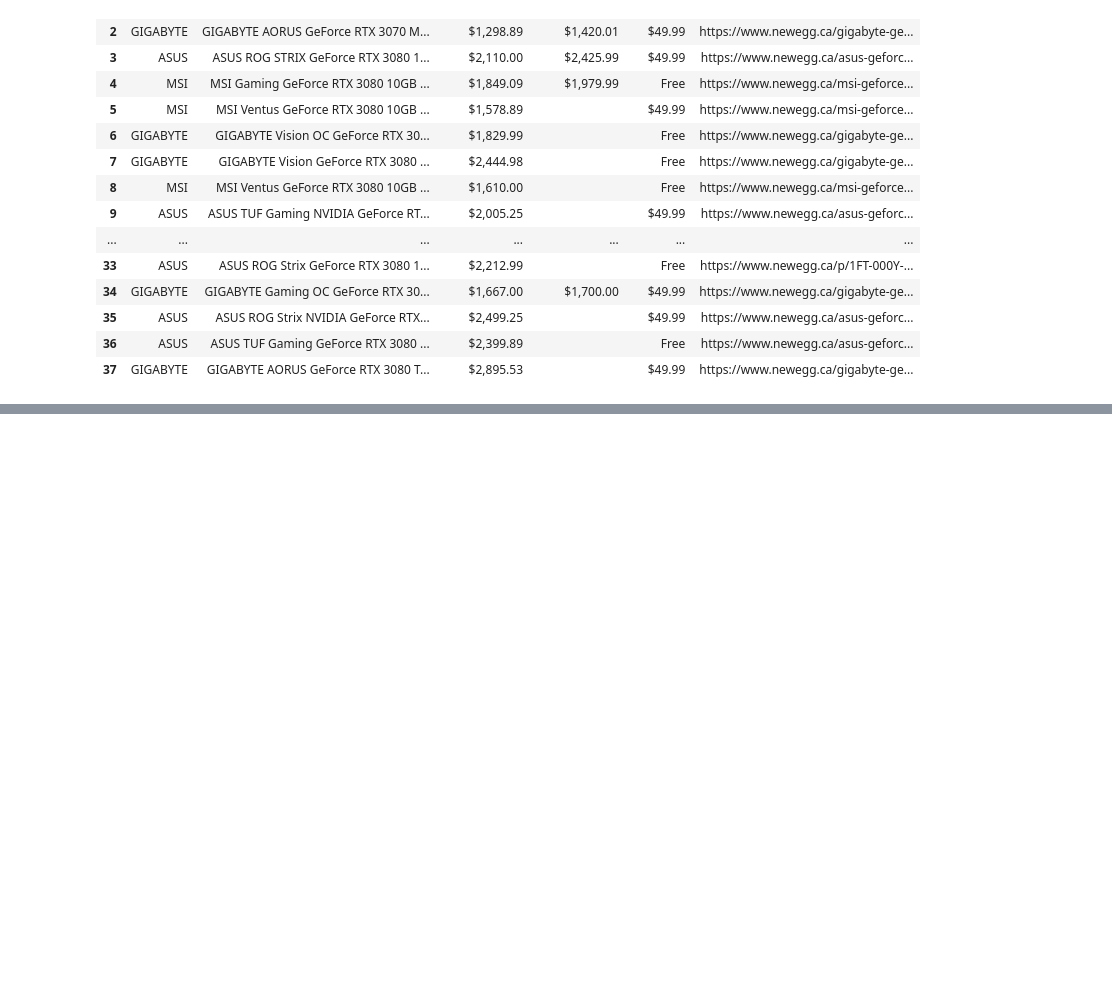
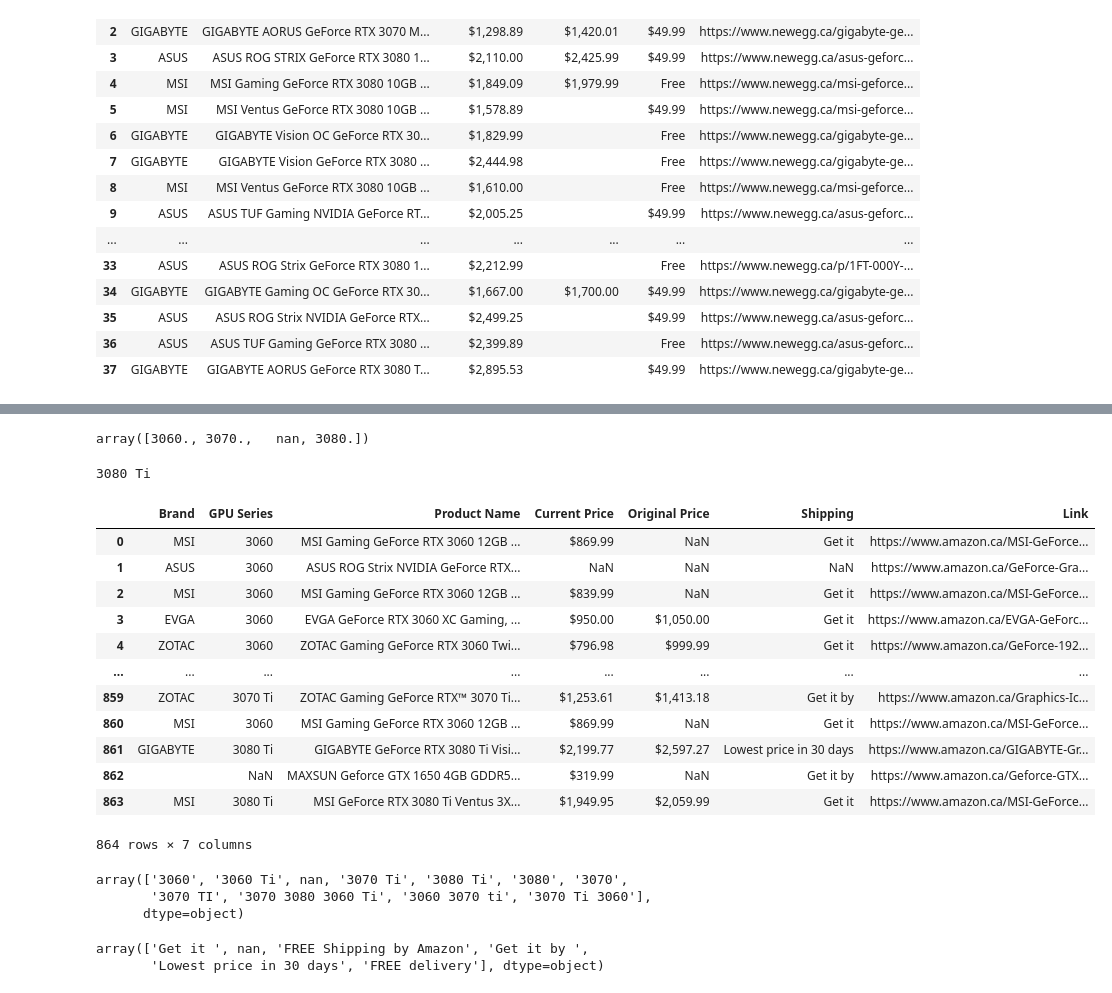
Before and after one commit to imcarlosvictor/gpu-scraper-amazon, a Jupyter notebook: src/test.ipynb, the cells around one changed output, grey strips where cells are left out. Drawn from its saved outputs; the diff is of its cells as text; code cells hidden in the pictures; blank space fills up the shorter version.

```diff
--- a/src/test.ipynb
+++ b/src/test.ipynb
@@ -102,0 +124,51 @@ data
+# %%
+data['Series'].unique()
+# %% [output]
+array([3060., 3070.,   nan, 3080.])
+# %%
+mylist = ['3060', '3070', '3080']
+
+s = 'MSI Gaming GeForce RTX 3080 Ti 3060 LHR 10GB GDRR6X 320-Bit HDMI/DP Nvlink Torx Fan 3 Ampere Architecture OC Graphics Card (RTX 3080 Ventus 3X Plus 10G OC LHR)'
+words = s.split(' ')
+
+series = ''
+
+for i in range(len(words)):
+    if words[i] in ['3060','3070','3080']:
+        series += words[i]
+        if words[i+1] in ['Ti','ti']:
+            series += ' ' + words[i+1]
+        break
+print(series)
+# %% [output]
+3080 Ti
+# %%
+csv = '../gpu/data/gpu_data.csv'
+data = pd.read_csv(csv)
+
+data
+# %% [output]
+|  | Brand | GPU Series | Product Name | Current Price | Original Price | Shipping | Link |
+| 0 | MSI | 3060 | MSI Gaming GeForce RTX 3060 12GB ... | $869.99 | NaN | Get it | https://www.amazon.ca/MSI-GeForce... |
+| 1 | ASUS | 3060 | ASUS ROG Strix NVIDIA GeForce RTX... | NaN | NaN | NaN | https://www.amazon.ca/GeForce-Gra... |
+| 2 | MSI | 3060 | MSI Gaming GeForce RTX 3060 12GB ... | $839.99 | NaN | Get it | https://www.amazon.ca/MSI-GeForce... |
+| 3 | EVGA | 3060 | EVGA GeForce RTX 3060 XC Gaming, ... | $950.00 | $1,050.00 | Get it | https://www.amazon.ca/EVGA-GeForc... |
+| 4 | ZOTAC | 3060 | ZOTAC Gaming GeForce RTX 3060 Twi... | $796.98 | $999.99 | Get it | https://www.amazon.ca/GeForce-192... |
+| ... | ... | ... | ... | ... | ... | ... | ... |
+| 859 | ZOTAC | 3070 Ti | ZOTAC Gaming GeForce RTX™ 3070 Ti... | $1,253.61 | $1,413.18 | Get it by | https://www.amazon.ca/Graphics-Ic... |
+| 860 | MSI | 3060 | MSI Gaming GeForce RTX 3060 12GB ... | $869.99 | NaN | Get it | https://www.amazon.ca/MSI-GeForce... |
+| 861 | GIGABYTE | 3080 Ti | GIGABYTE GeForce RTX 3080 Ti Visi... | $2,199.77 | $2,597.27 | Lowest price in 30 days | https://www.amazon.ca/GIGABYTE-Gr... |
+| 862 |  | NaN | MAXSUN Geforce GTX 1650 4GB GDDR5... | $319.99 | NaN | Get it by | https://www.amazon.ca/Geforce-GTX... |
+| 863 | MSI | 3080 Ti | MSI GeForce RTX 3080 Ti Ventus 3X... | $1,949.95 | $2,059.99 | Get it | https://www.amazon.ca/MSI-GeForce... |
+864 rows × 7 columns
+# %%
+data['GPU Series'].unique()
+# %% [output]
+array(['3060', '3060 Ti', nan, '3070 Ti', '3080 Ti', '3080', '3070',
+       '3070 TI', '3070 3080 3060 Ti', '3060 3070 ti', '3070 Ti 3060'],
+      dtype=object)
+# %%
+data['Shipping'].unique()
+# %% [output]
+array(['Get it ', nan, 'FREE Shipping by Amazon', 'Get it by ',
+       'Lowest price in 30 days', 'FREE delivery'], dtype=object)
```
Also changed, not shown: parts of 2 cells of this notebook, 7 other files.
